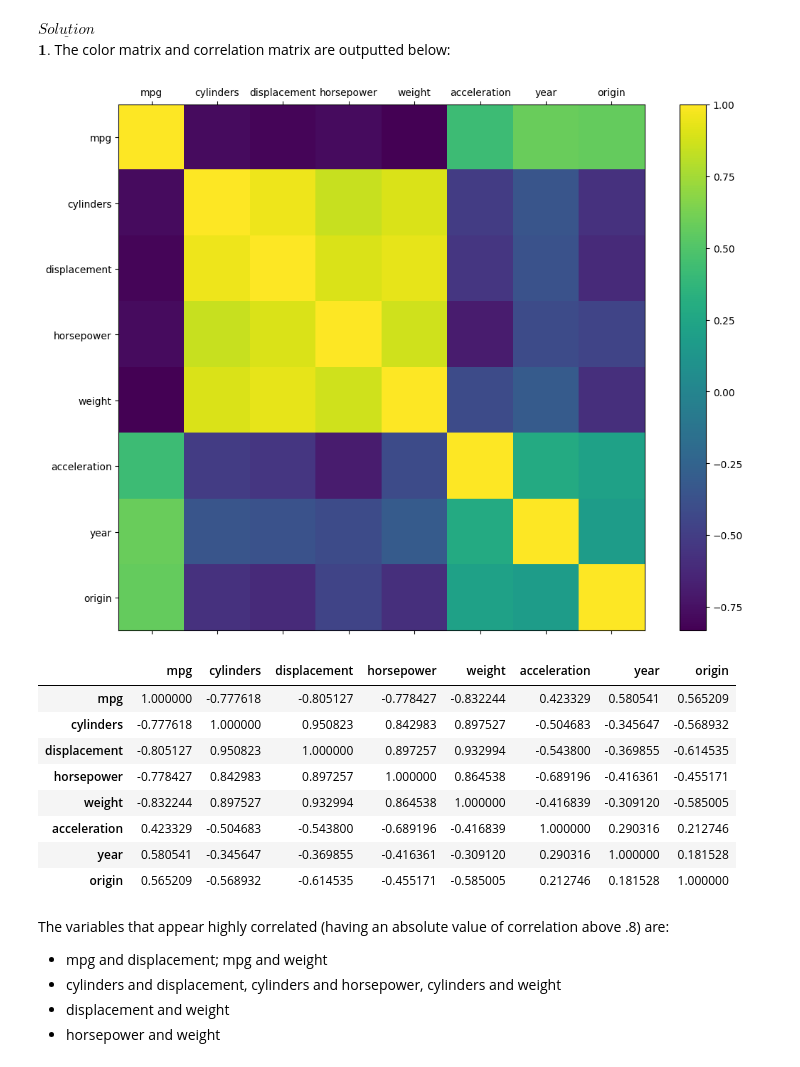
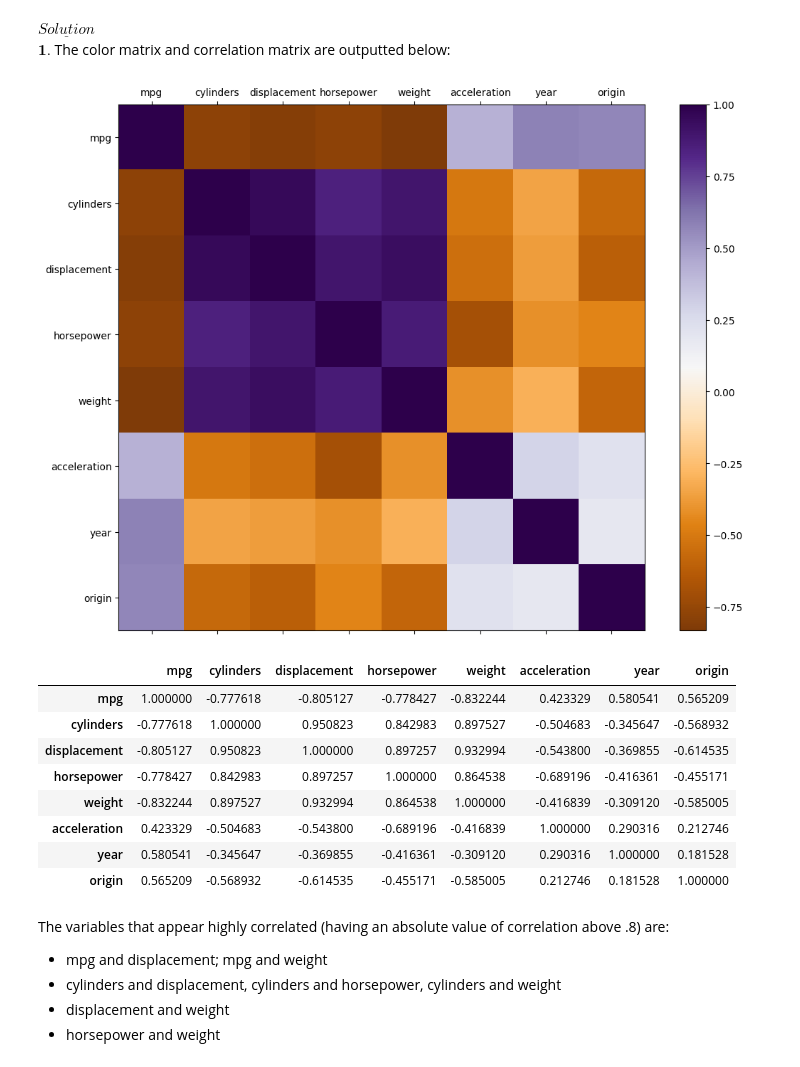
Before and after one commit to dg3358/Georgia-Tech-MATH-4803, a Jupyter notebook: HW 1/HW_1.ipynb, the cells around one changed output. Cells and saved outputs as stored; diff of their text form; code cells hidden in the pictures.

```diff
--- a/HW 1/HW_1.ipynb
+++ b/HW 1/HW_1.ipynb
@@ -337,24 +337,24 @@ $\textbf{1.}$ The color matrix and correlation matrix are outputted below:
 # %%
 #get rid of name
 df_no_name = df_new.drop(columns = "name");
 
 #Generate correlation matrix
 corrMat = df_no_name.corr();
 
 #Create color
 fig,ax = plt.subplots(1,1, figsize = (12.8,9.6))
-cax = ax.matshow(df_no_name.corr(),interpolation = 'nearest');
+cax = ax.matshow(df_no_name.corr(),interpolation = 'nearest', cmap = "PuOr");
 fig.colorbar(cax)
 list_cols = list(df_no_name.columns.values)
 
 ax.set_xticks([i for i in range(len(df_no_name.columns.values))], labels = list_cols);
 ax.set_yticks([i for i in range(len(df_no_name.columns.values))], labels = list_cols)
 
 
 plt.show();
 corrMat
 # %% [output]
-[figure, old version]
+[figure, new version]
 |  | mpg | cylinders | displacement | horsepower | weight | acceleration | year | origin |
 | mpg | 1.000000 | -0.777618 | -0.805127 | -0.778427 | -0.832244 | 0.423329 | 0.580541 | 0.565209 |
 | cylinders | -0.777618 | 1.000000 | 0.950823 | 0.842983 | 0.897527 | -0.504683 | -0.345647 | -0.568932 |
```
Also changed, not shown: 1 other file.
